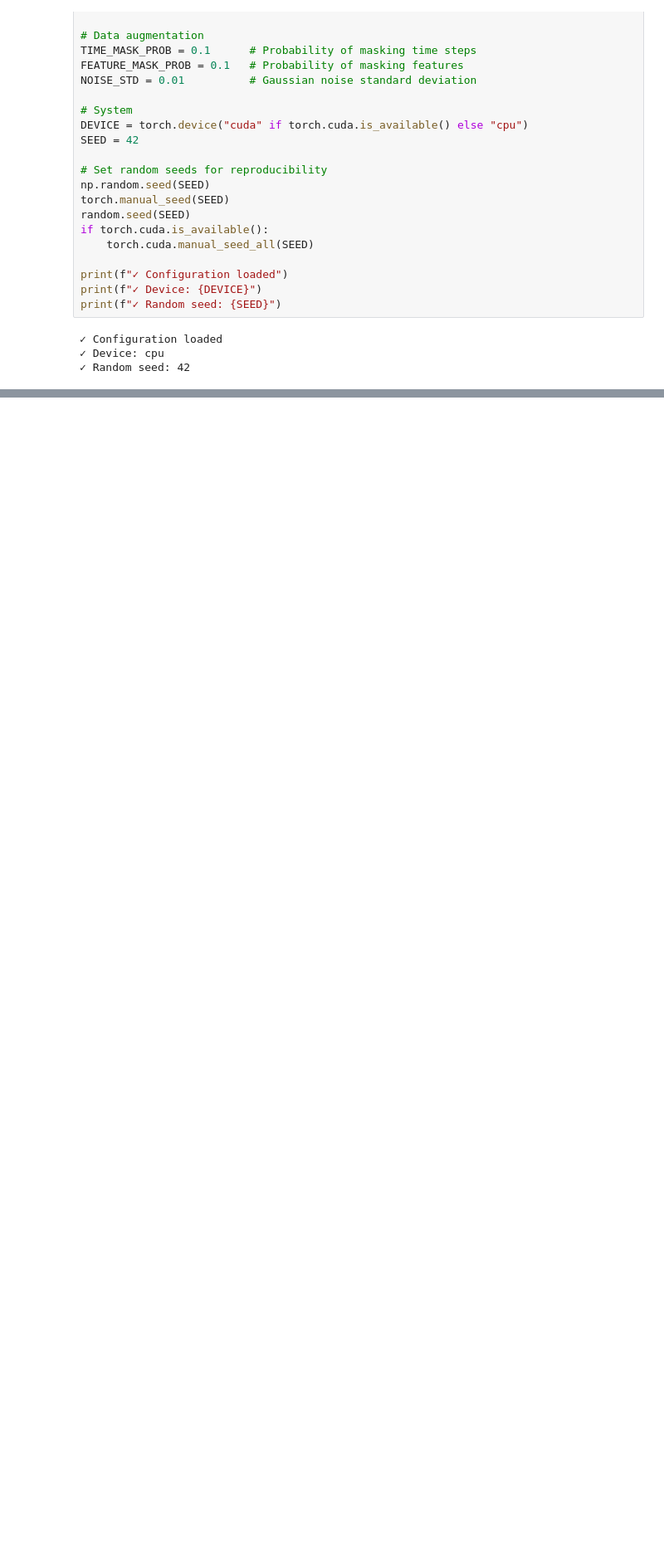
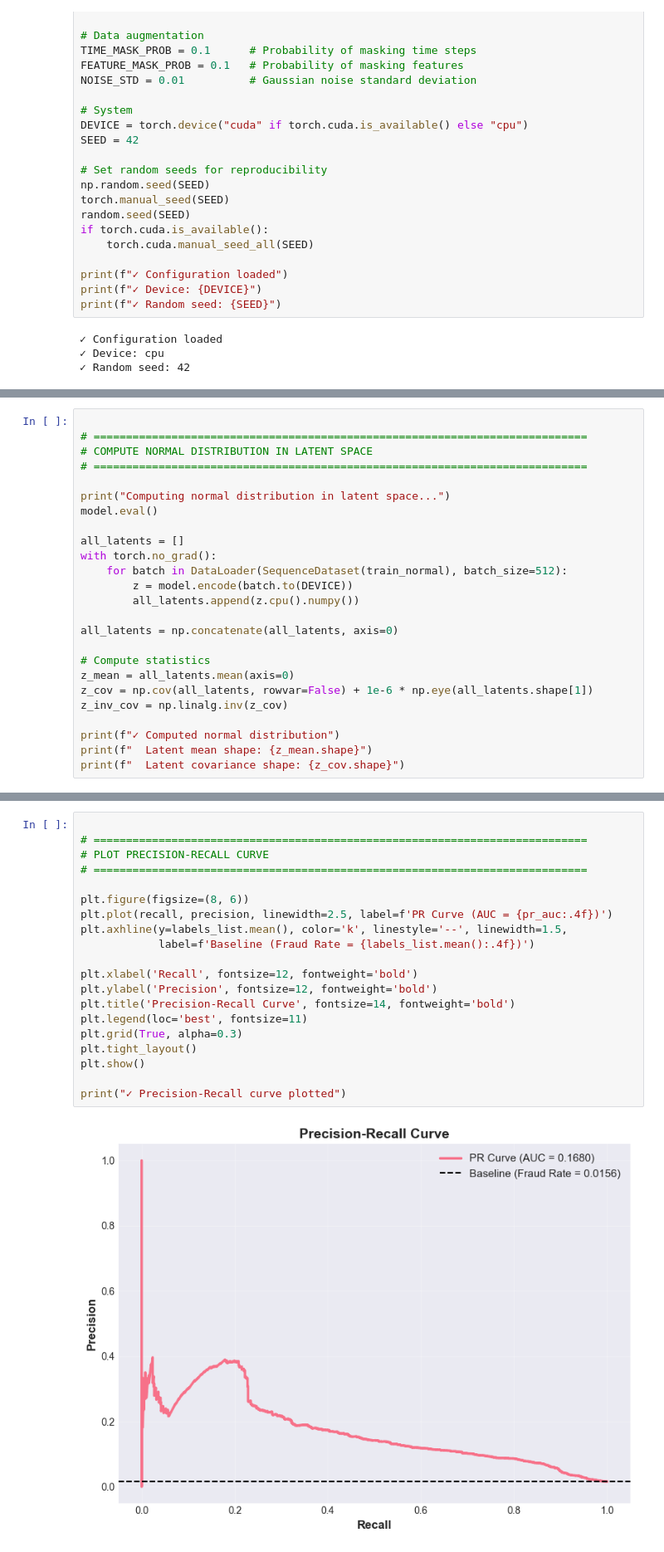
Before and after one commit to ChaudaryAbdullah/Credit-Card-Fraud-Anomaly-Detection, a Jupyter notebook: main.ipynb, the cells around one changed output, grey strips where cells are left out. Shown at 83% size. Saved outputs shown, nothing was run; the diff lists cells and outputs as text; blank space fills up the shorter version.

```diff
--- a/main.ipynb
+++ b/main.ipynb
@@ -131,0 +889,25 @@ dfdvfd
+# %%
+
+# ============================================================================
+# COMPUTE NORMAL DISTRIBUTION IN LATENT SPACE
+# ============================================================================
+
+print("Computing normal distribution in latent space...")
+model.eval()
+
+all_latents = []
+with torch.no_grad():
+    for batch in DataLoader(SequenceDataset(train_normal), batch_size=512):
+        z = model.encode(batch.to(DEVICE))
+        all_latents.append(z.cpu().numpy())
+
+all_latents = np.concatenate(all_latents, axis=0)
+
+# Compute statistics
+z_mean = all_latents.mean(axis=0)
+z_cov = np.cov(all_latents, rowvar=False) + 1e-6 * np.eye(all_latents.shape[1])
+z_inv_cov = np.linalg.inv(z_cov)
+
+print(f"✓ Computed normal distribution")
+print(f"  Latent mean shape: {z_mean.shape}")
+print(f"  Latent covariance shape: {z_cov.shape}")
@@ -131,0 +1063,22 @@ dfdvfd
+# %%
+
+# ============================================================================
+# PLOT PRECISION-RECALL CURVE
+# ============================================================================
+
+plt.figure(figsize=(8, 6))
+plt.plot(recall, precision, linewidth=2.5, label=f'PR Curve (AUC = {pr_auc:.4f})')
+plt.axhline(y=labels_list.mean(), color='k', linestyle='--', linewidth=1.5,
+            label=f'Baseline (Fraud Rate = {labels_list.mean():.4f})')
+
+plt.xlabel('Recall', fontsize=12, fontweight='bold')
+plt.ylabel('Precision', fontsize=12, fontweight='bold')
+plt.title('Precision-Recall Curve', fontsize=14, fontweight='bold')
+plt.legend(loc='best', fontsize=11)
+plt.grid(True, alpha=0.3)
+plt.tight_layout()
+plt.show()
+
+print("✓ Precision-Recall curve plotted")
+# %% [output]
+[figure, added]
```
Also changed, not shown: parts of 51 cells of this notebook, 4 other files.
